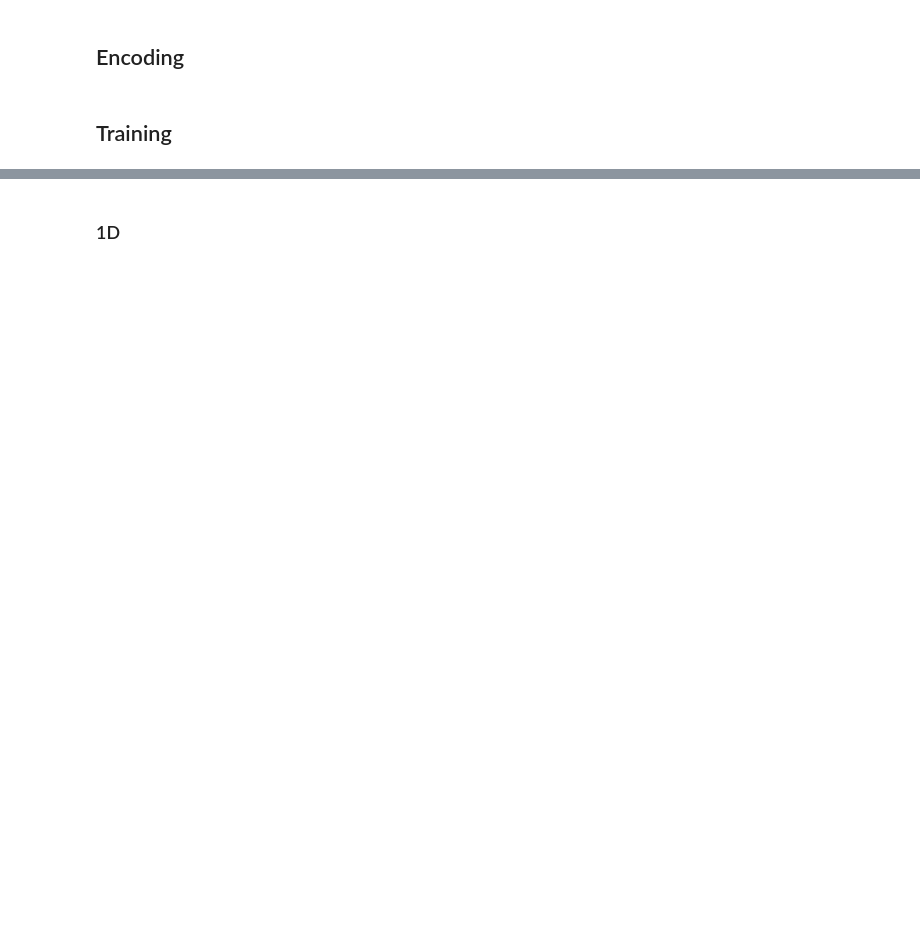
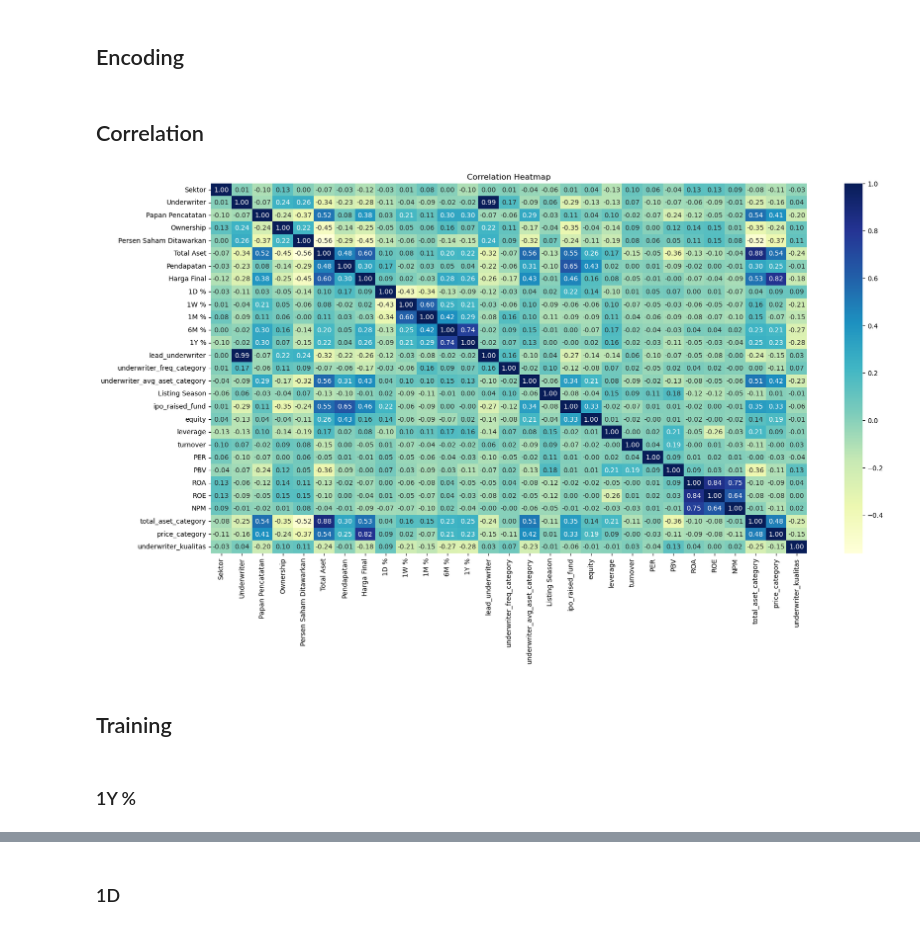
Before and after one commit to williamtheodoruswijaya/Datathon-UI-2025, a Jupyter notebook: notebook/William/William_Notebook.ipynb, the cells around one changed output, grey strips where cells are left out. Saved outputs shown, nothing was run; the diff lists cells and outputs as text; code cells hidden in the pictures; blank space fills up the shorter version.

```diff
--- a/notebook/William/William_Notebook.ipynb
+++ b/notebook/William/William_Notebook.ipynb
@@ -617,3 +648,5 @@ df['price_category'] = df['price_category'].astype('object')
+# %%
+df.drop(columns=['1Y Label'], inplace=True)
 # %% [markdown]
 ## Encoding
 # %%
@@ -644,6 +677,19 @@ for col in categorical_cols:
         df[col] = le.fit_transform(df[col])
     label_encoders[col] = le
     encoded_mappings[col] = dict(zip(le.classes_, le.transform(le.classes_)))
+# %% [markdown]
+## Correlation
+# %%
+corr = df.iloc[:].corr(method="pearson")
+
+plt.figure(figsize=(20, 10))
+sns.heatmap(corr, annot=True, fmt=".2f", cmap='YlGnBu', cbar=True)
+plt.title('Correlation Heatmap')
+plt.show()
+# %% [output]
+[figure, added]
 # %% [markdown]
 ## Training
+# %% [markdown]
+### 1Y %
 # %%
```
Also changed, not shown: parts of 20 cells of this notebook, 5 other files.
